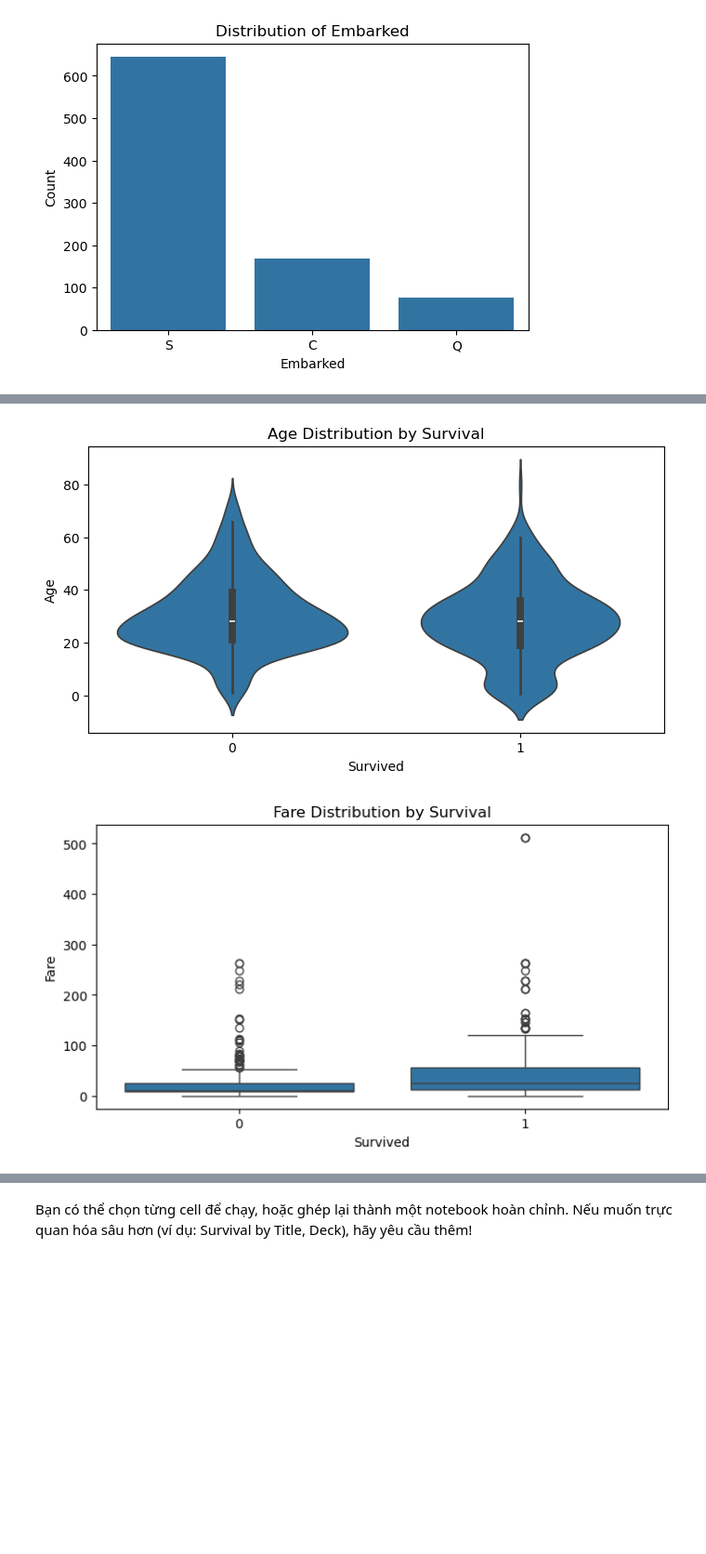
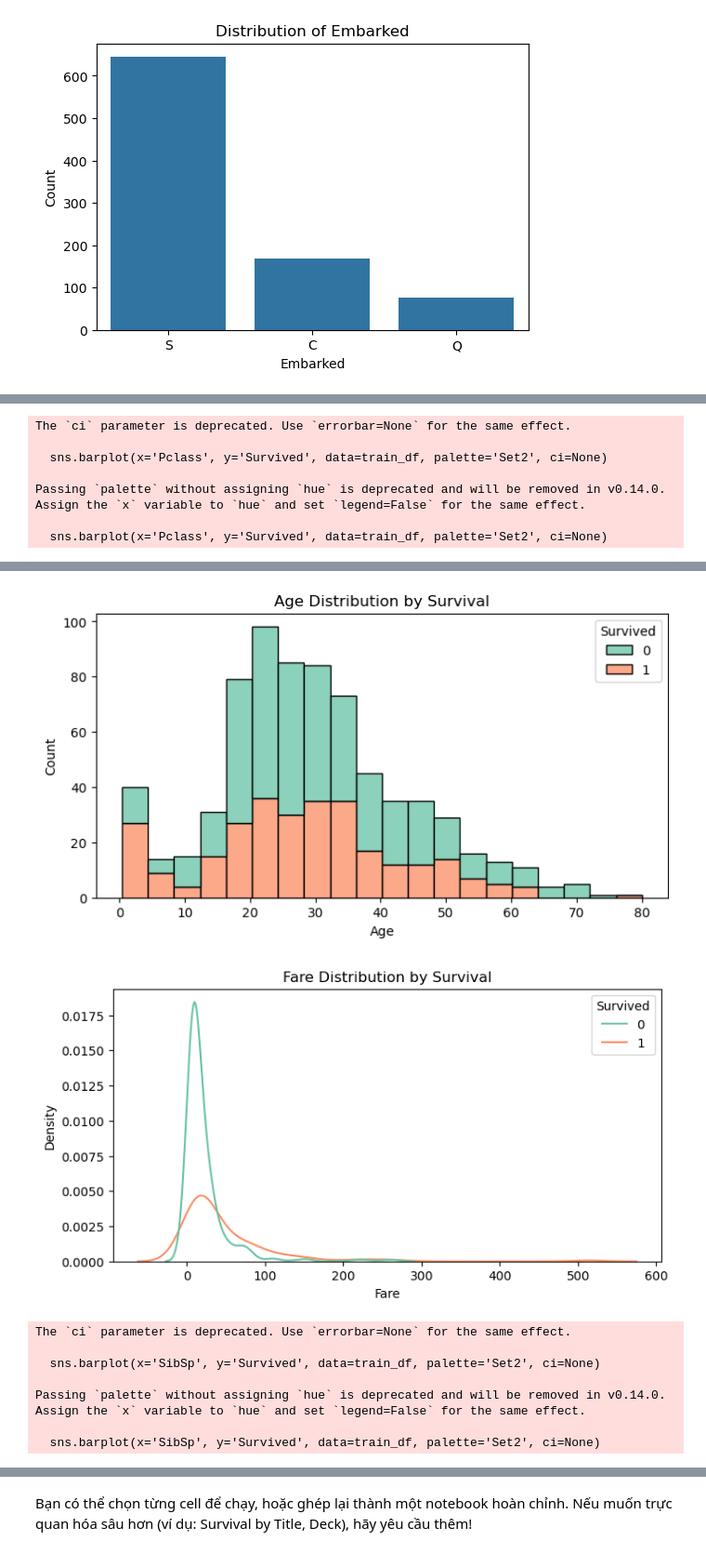
Before and after one commit to Tulokho-code/titanic, a Jupyter notebook: titanic.ipynb, the cells around one changed output, grey strips where cells are left out. Shown at 93% size. Saved outputs shown, nothing was run; the diff lists cells and outputs as text; code cells hidden in the pictures; blank space fills up the shorter version.

```diff
--- a/titanic.ipynb
+++ b/titanic.ipynb
@@ -144,51 +144,56 @@ plt.show()
 [figure]
 [figure]
 # %%
-# 2. Bivariate Analysis
+import matplotlib.pyplot as plt
+import seaborn as sns
 
 # Sex vs Survived
 plt.figure(figsize=(6,4))
-sns.barplot(x='Sex', y='Survived', data=train_df)
+sns.barplot(x='Sex', y='Survived', data=train_df, palette='Set2', ci=None)
 plt.title('Survival Rate by Sex')
 plt.ylabel('Survival Rate')
 plt.show()
 
 # Pclass vs Survived
 plt.figure(figsize=(6,4))
-sns.barplot(x='Pclass', y='Survived', data=train_df)
+sns.barplot(x='Pclass', y='Survived', data=train_df, palette='Set2', ci=None)
 plt.title('Survival Rate by Pclass')
 plt.ylabel('Survival Rate')
 plt.show()
 
 # Age vs Survived
 plt.figure(figsize=(8,4))
-sns.violinplot(x='Survived', y='Age', data=train_df)
+sns.histplot(data=train_df, x='Age', hue='Survived', multiple='stack', palette='Set2')
 plt.title('Age Distribution by Survival')
+plt.xlabel('Age')
+plt.ylabel('Count')
 plt.show()
 
 # Fare vs Survived
 plt.figure(figsize=(8,4))
-sns.boxplot(x='Survived', y='Fare', data=train_df)
+sns.kdeplot(data=train_df, x='Fare', hue='Survived', palette='Set2')
 plt.title('Fare Distribution by Survival')
+plt.xlabel('Fare')
+plt.ylabel('Density')
 plt.show()
 
 # SibSp vs Survived
 plt.figure(figsize=(6,4))
-sns.barplot(x='SibSp', y='Survived', data=train_df)
+sns.barplot(x='SibSp', y='Survived', data=train_df, palette='Set2', ci=None)
 plt.title('Survival Rate by SibSp')
 plt.ylabel('Survival Rate')
 plt.show()
 
 # Parch vs Survived
 plt.figure(figsize=(6,4))
-sns.barplot(x='Parch', y='Survived', data=train_df)
+sns.barplot(x='Parch', y='Survived', data=train_df, palette='Set2', ci=None)
 plt.title('Survival Rate by Parch')
 plt.ylabel('Survival Rate')
 plt.show()
 
 # Embarked vs Survived
 plt.figure(figsize=(6,4))
-sns.barplot(x='Embarked', y='Survived', data=train_df)
+sns.barplot(x='Embarked', y='Survived', data=train_df, palette='Set2', ci=None)
 plt.title('Survival Rate by Embarked')
 plt.ylabel('Survival Rate')
 plt.show()
@@ -196,0 +209,7 @@ plt.show()
+The `ci` parameter is deprecated. Use `errorbar=None` for the same effect.
+
+  sns.barplot(x='Pclass', y='Survived', data=train_df, palette='Set2', ci=None)
+
+Passing `palette` without assigning `hue` is deprecated and will be removed in v0.14.0. Assign the `x` variable to `hue` and set `legend=False` for the same effect.
+
+  sns.barplot(x='Pclass', y='Survived', data=train_df, palette='Set2', ci=None)
@@ -198,2 +217,9 @@ plt.show()
-[figure, old version]
+[figure, new version]
-[figure, old version]
+[figure, new version]
+The `ci` parameter is deprecated. Use `errorbar=None` for the same effect.
+
+  sns.barplot(x='SibSp', y='Survived', data=train_df, palette='Set2', ci=None)
+
+Passing `palette` without assigning `hue` is deprecated and will be removed in v0.14.0. Assign the `x` variable to `hue` and set `legend=False` for the same effect.
+
+  sns.barplot(x='SibSp', y='Survived', data=train_df, palette='Set2', ci=None)
```
Also changed, not shown: parts of 4 cells of this notebook, 3 other files.
